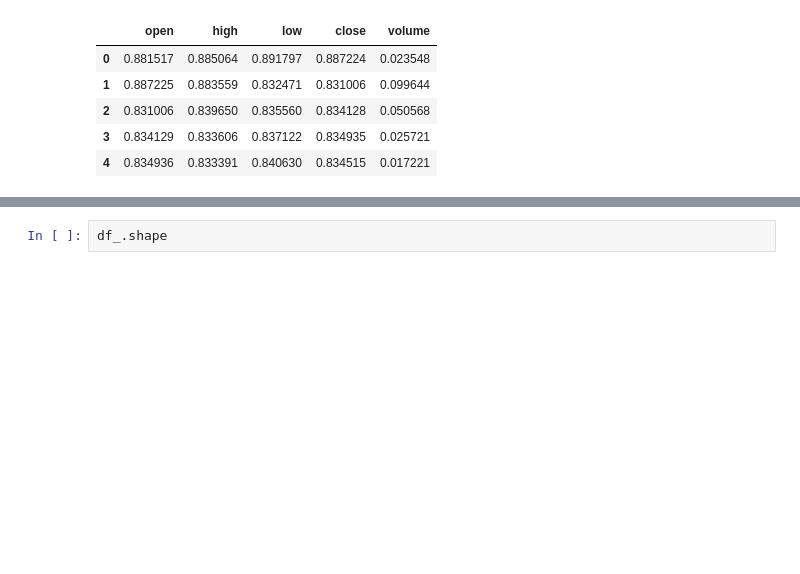
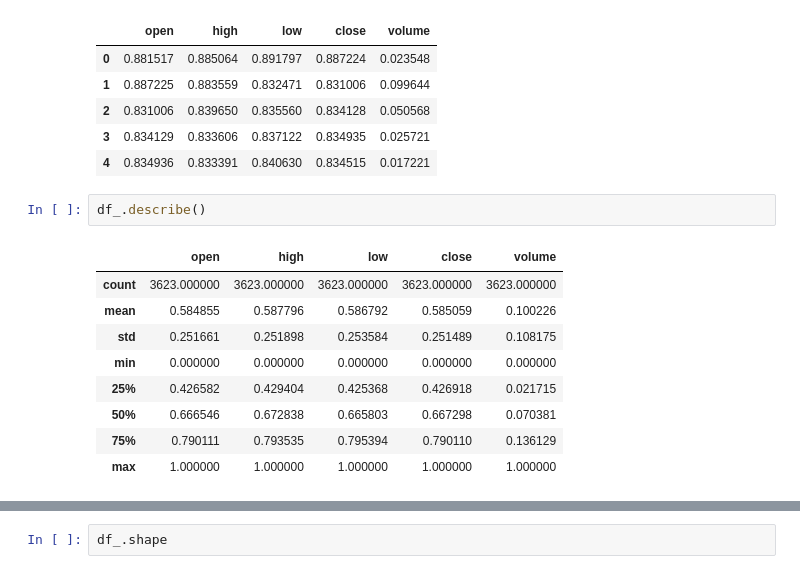
Before and after one commit to intabyu/interview-at, a Jupyter notebook: notebooks/pytorch.ipynb, the cells around one changed output, grey strips where cells are left out. Drawn from its saved outputs; the diff is of its cells as text; blank space fills up the shorter version.

```diff
--- a/notebooks/pytorch.ipynb
+++ b/notebooks/pytorch.ipynb
@@ -69,4 +87,16 @@ df_.head()
 | 2 | 0.831006 | 0.839650 | 0.835560 | 0.834128 | 0.050568 |
 | 3 | 0.834129 | 0.833606 | 0.837122 | 0.834935 | 0.025721 |
 | 4 | 0.834936 | 0.833391 | 0.840630 | 0.834515 | 0.017221 |
+# %%
+df_.describe()
+# %% [output]
+|  | open | high | low | close | volume |
+| count | 3623.000000 | 3623.000000 | 3623.000000 | 3623.000000 | 3623.000000 |
+| mean | 0.584855 | 0.587796 | 0.586792 | 0.585059 | 0.100226 |
+| std | 0.251661 | 0.251898 | 0.253584 | 0.251489 | 0.108175 |
+| min | 0.000000 | 0.000000 | 0.000000 | 0.000000 | 0.000000 |
+| 25% | 0.426582 | 0.429404 | 0.425368 | 0.426918 | 0.021715 |
+| 50% | 0.666546 | 0.672838 | 0.665803 | 0.667298 | 0.070381 |
+| 75% | 0.790111 | 0.793535 | 0.795394 | 0.790110 | 0.136129 |
+| max | 1.000000 | 1.000000 | 1.000000 | 1.000000 | 1.000000 |
 # %%
```
Also changed, not shown: parts of 9 cells of this notebook.
